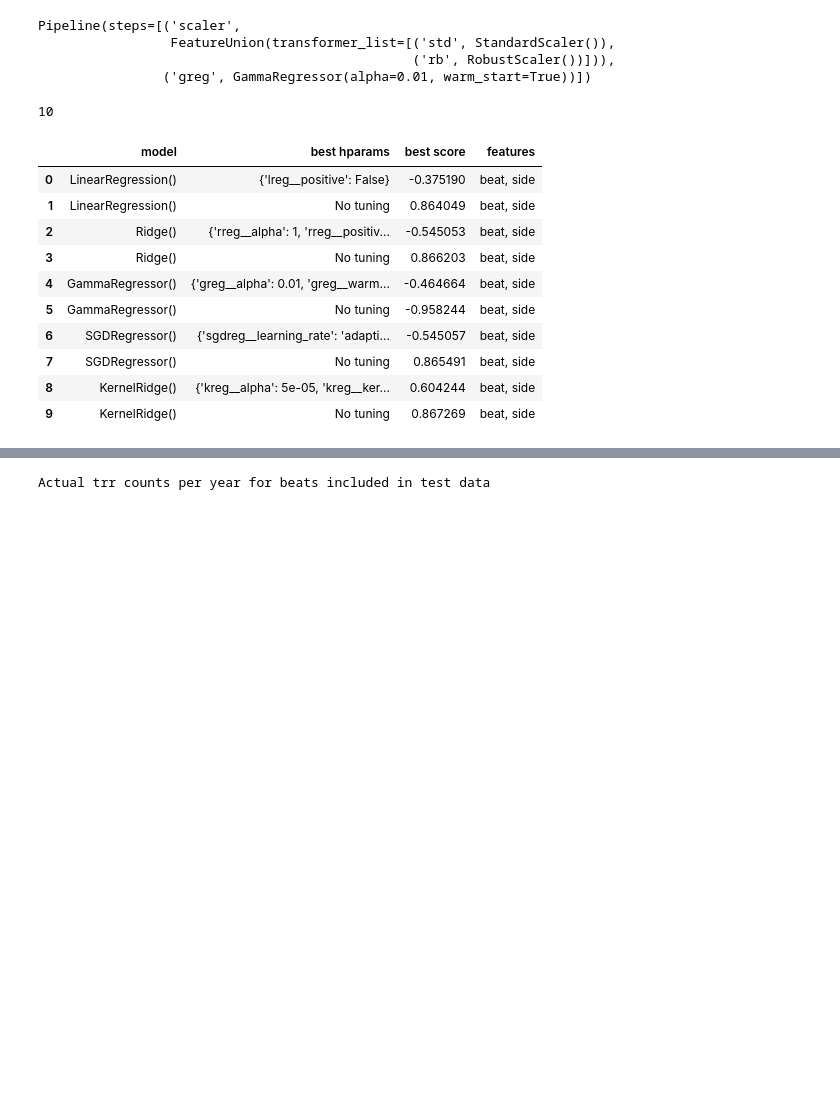
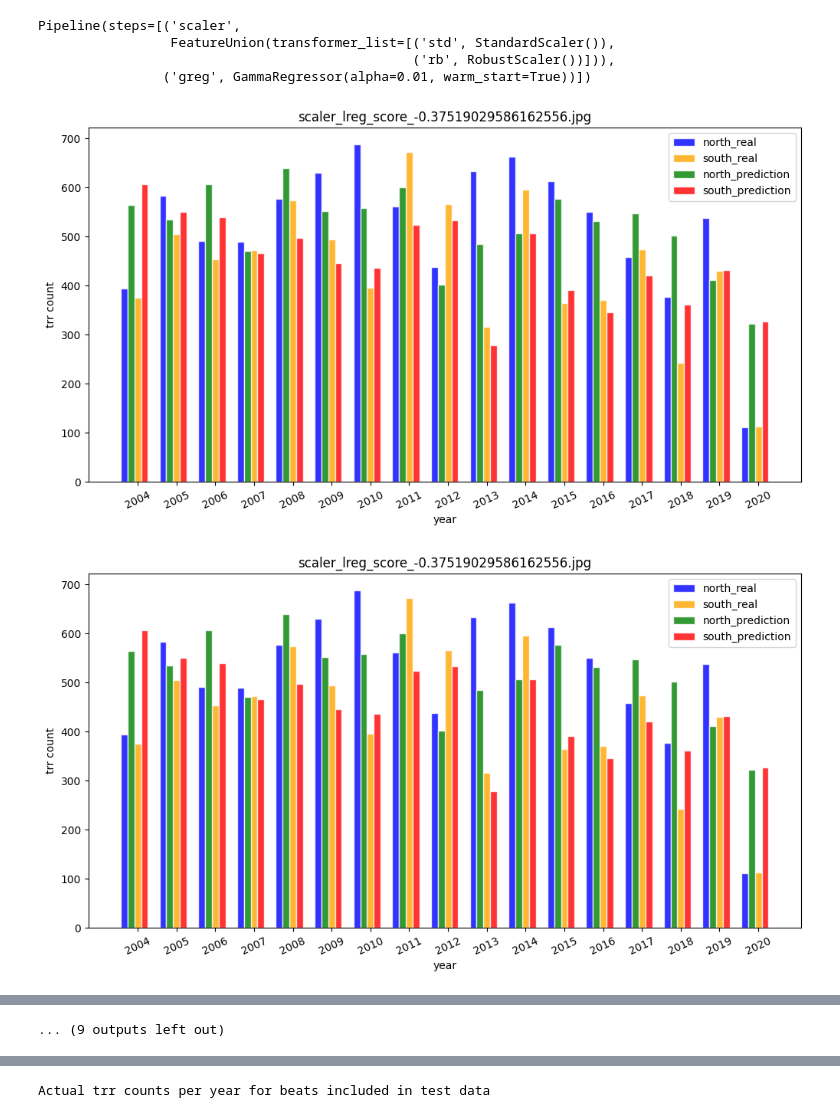
Before and after one commit to ShaliniR8/WiseKingfishers, a Jupyter notebook: cpdbML.ipynb, the cells around one changed output, grey strips where cells are left out. Cells and saved outputs as stored; diff of their text form; code cells hidden in the pictures; blank space fills up the shorter version.

```diff
--- a/cpdbML.ipynb
+++ b/cpdbML.ipynb
@@ -362,9 +363,5 @@ Pipeline(steps=[('scaler',
                  FeatureUnion(transformer_list=[('std', StandardScaler()),
                                                 ('rb', RobustScaler())])),
                 ('greg', GammaRegressor(alpha=0.01, warm_start=True))])
-# %%
-len(pipelines)
-# %% [output]
-10
 # %%
 def get_counts(est, X_test, y_test, years):
@@ -391,22 +391,14 @@ def get_counts(est, X_test, y_test, years):
 # %%
 corrected_results = []
 df_pred, df_actual = None, None
 for i in range(len(pipelines)):
     df_pred, df_actual, years, score = get_counts(pipelines[i], X_test, y_test, years)
+    get_counts(pipelines[i], X_test, y_test, years)
     corrected_results.append(score)
 resultdf['best score'] = corrected_results
 resultdf['features'] = ["beat, side"]*10
 resultdf.to_csv("results\\result1.csv")
 resultdf
 # %% [output]
-|  | model | best hparams | best score | features |
-| 0 | LinearRegression() | {'lreg__positive': False} | -0.375190 | beat, side |
-| 1 | LinearRegression() | No tuning | 0.864049 | beat, side |
-| 2 | Ridge() | {'rreg__alpha': 1, 'rreg__positiv... | -0.545053 | beat, side |
-| 3 | Ridge() | No tuning | 0.866203 | beat, side |
-| 4 | GammaRegressor() | {'greg__alpha': 0.01, 'greg__warm... | -0.464664 | beat, side |
-| 5 | GammaRegressor() | No tuning | -0.958244 | beat, side |
-| 6 | SGDRegressor() | {'sgdreg__learning_rate': 'adapti... | -0.545057 | beat, side |
-| 7 | SGDRegressor() | No tuning | 0.865491 | beat, side |
-| 8 | KernelRidge() | {'kreg__alpha': 5e-05, 'kreg__ker... | 0.604244 | beat, side |
-| 9 | KernelRidge() | No tuning | 0.867269 | beat, side |
+[figure, added]
+[figure, added]
@@ -413 +415,2 @@ resultdf
+... (9 outputs left out)
 # %%
```
Also changed, not shown: parts of 9 cells of this notebook, 25 other files.
